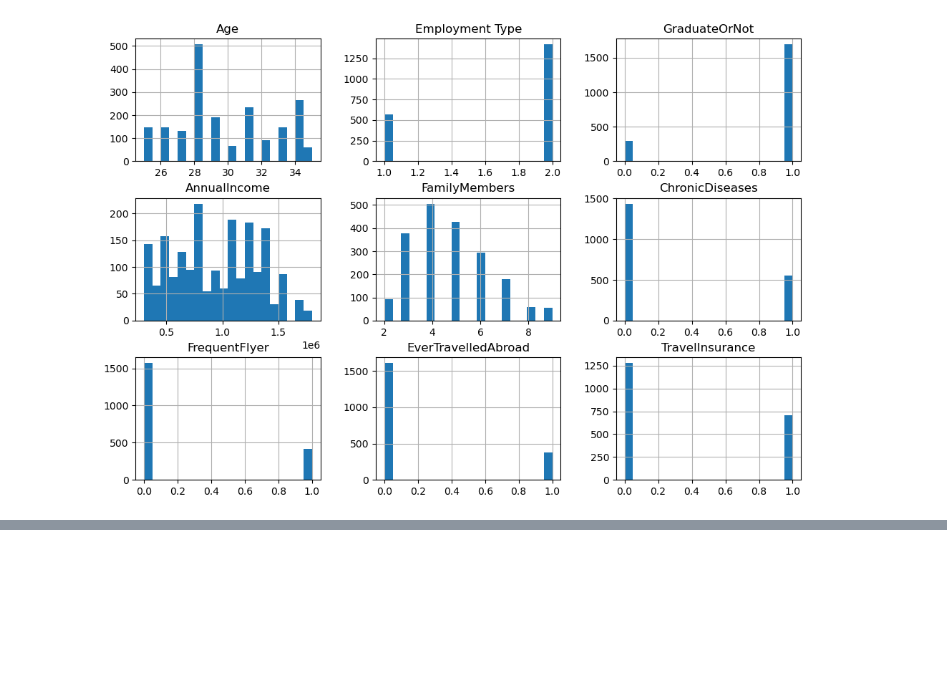
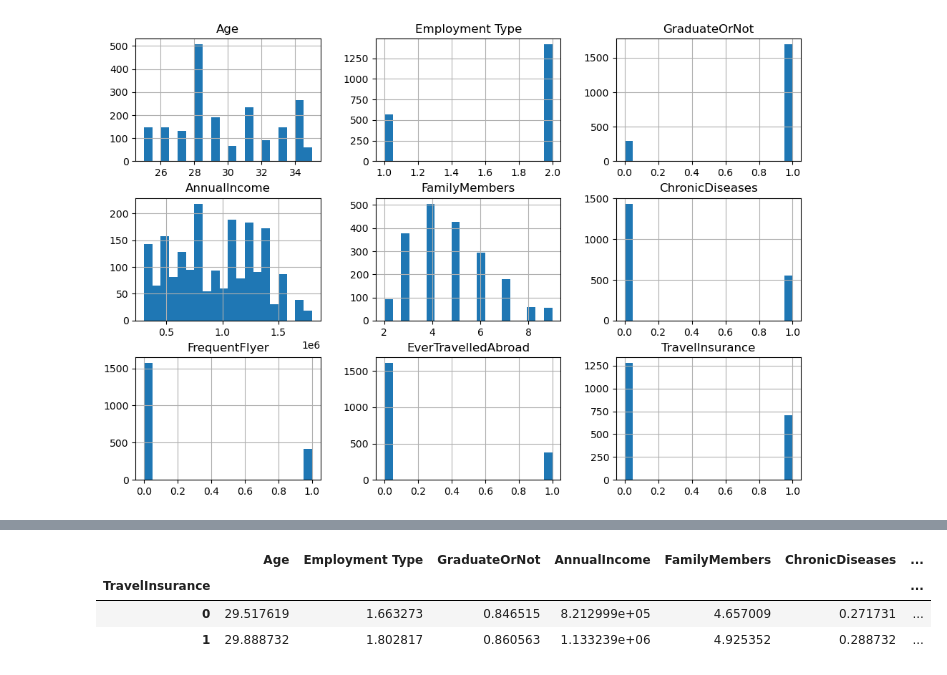
Before and after one commit to lojnys/data_science_project, a Jupyter notebook: Travel_Insurance_Classification/Proposal.ipynb, the cells around one changed output, grey strips where cells are left out. Cells and saved outputs as stored; diff of their text form; code cells hidden in the pictures; blank space fills up the shorter version.

```diff
--- a/Travel_Insurance_Classification/Proposal.ipynb
+++ b/Travel_Insurance_Classification/Proposal.ipynb
@@ -163,0 +232,7 @@ plt.show()
+# %%
+data.groupby(["TravelInsurance"]).mean()
+# %% [output]
+|  | Age | Employment Type | GraduateOrNot | AnnualIncome | FamilyMembers | ChronicDiseases | ... |
+| TravelInsurance |  |  |  |  |  |  | ... |
+| 0 | 29.517619 | 1.663273 | 0.846515 | 8.212999e+05 | 4.657009 | 0.271731 | ... |
+| 1 | 29.888732 | 1.802817 | 0.860563 | 1.133239e+06 | 4.925352 | 0.288732 | ... |
```
Also changed, not shown: parts of 14 cells of this notebook.
